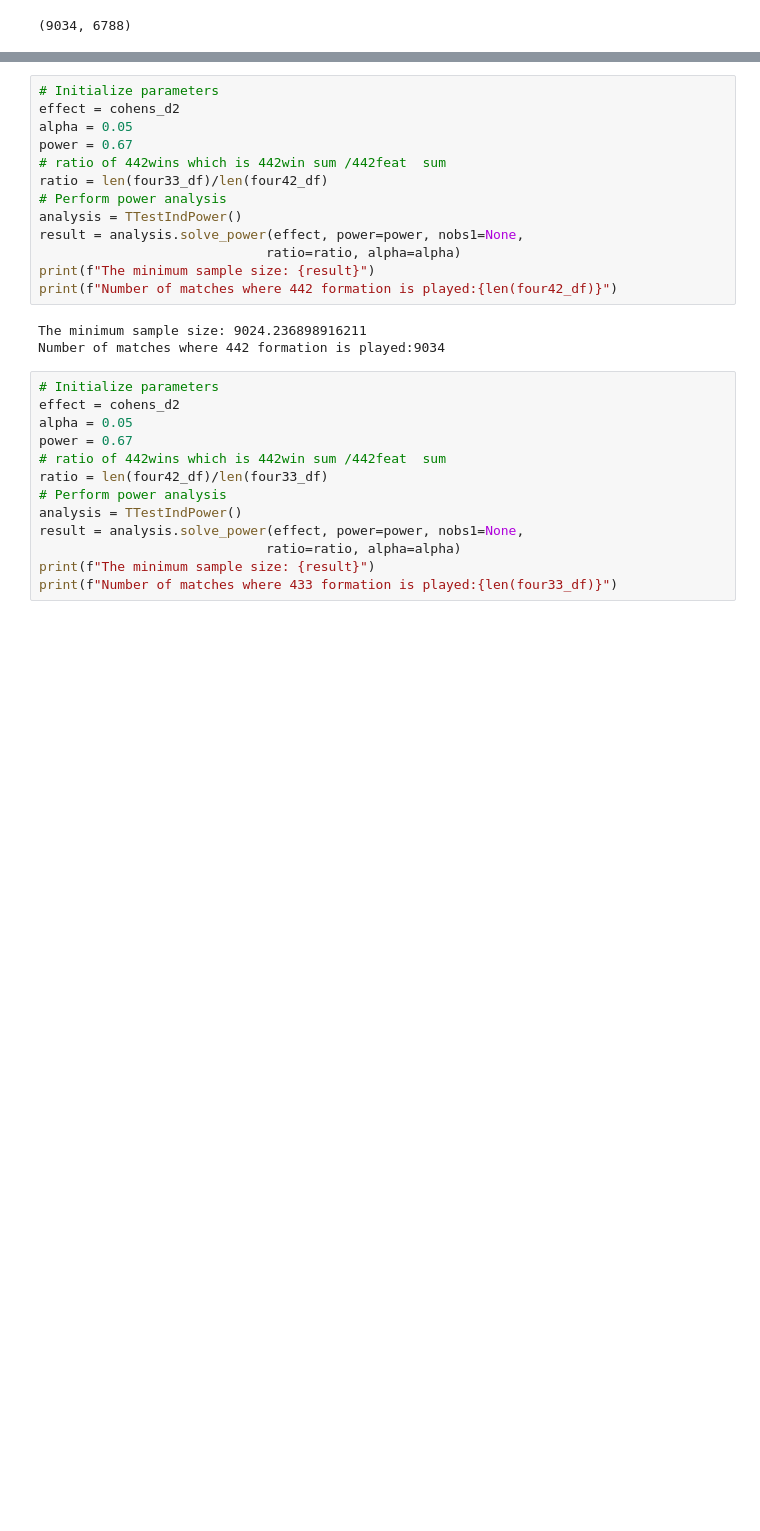
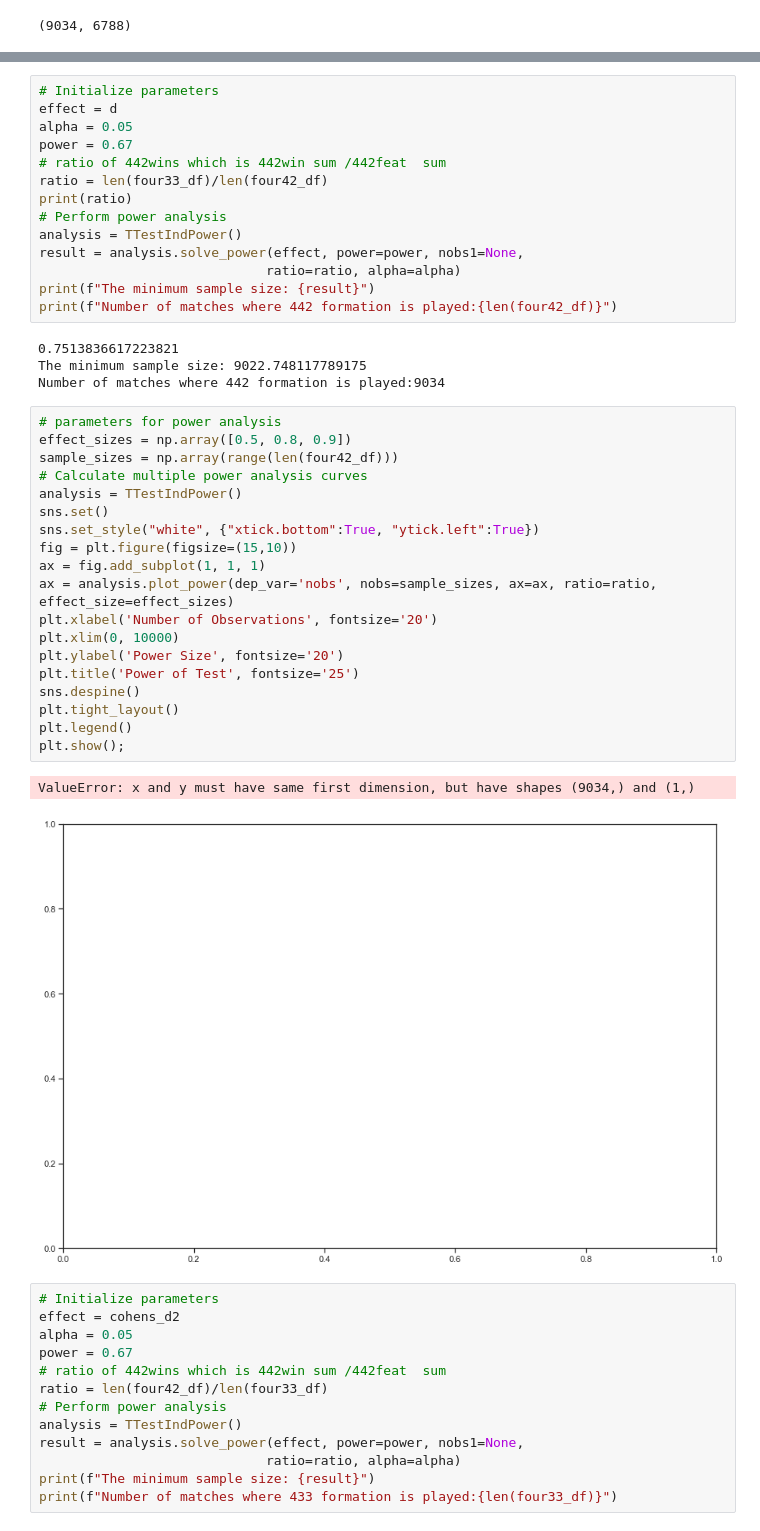
Before and after one commit to kevintheduu/european-soccer-hypothesis-testing, a Jupyter notebook: hyp_test_2.ipynb, the cells around one changed output, grey strips where cells are left out. Cells and saved outputs as stored; diff of their text form; blank space fills up the shorter version.

```diff
--- a/hyp_test_2.ipynb
+++ b/hyp_test_2.ipynb
@@ -717,10 +752,11 @@ cohens_d2
 # %%
 # Initialize parameters
-effect = cohens_d2
+effect = d
 alpha = 0.05
 power = 0.67
 # ratio of 442wins which is 442win sum /442feat  sum
 ratio = len(four33_df)/len(four42_df)
+print(ratio)
 # Perform power analysis
 analysis = TTestIndPower()
 result = analysis.solve_power(effect, power=power, nobs1=None,
@@ -728,8 +764,31 @@ result = analysis.solve_power(effect, power=power, nobs1=None,
 print(f"The minimum sample size: {result}")
 print(f"Number of matches where 442 formation is played:{len(four42_df)}")
 # %% [output]
-The minimum sample size: 9024.236898916211
+0.7513836617223821
+The minimum sample size: 9022.748117789175
 Number of matches where 442 formation is played:9034
+# %%
+# parameters for power analysis
+effect_sizes = np.array([0.5, 0.8, 0.9])
+sample_sizes = np.array(range(len(four42_df)))
+# Calculate multiple power analysis curves
+analysis = TTestIndPower()
+sns.set()
+sns.set_style("white", {"xtick.bottom":True, "ytick.left":True})
+fig = plt.figure(figsize=(15,10))
+ax = fig.add_subplot(1, 1, 1)
+ax = analysis.plot_power(dep_var='nobs', nobs=sample_sizes, ax=ax, ratio=ratio, effect_size=effect_sizes)
+plt.xlabel('Number of Observations', fontsize='20')
+plt.xlim(0, 10000)
+plt.ylabel('Power Size', fontsize='20')
+plt.title('Power of Test', fontsize='25')
+sns.despine()
+plt.tight_layout()
+plt.legend()
+plt.show();
+# %% [output]
+ValueError: x and y must have same first dimension, but have shapes (9034,) and (1,)
+[figure, added]
 # %%
 # Initialize parameters
 effect = cohens_d2
```
Also changed, not shown: parts of 8 cells of this notebook.
